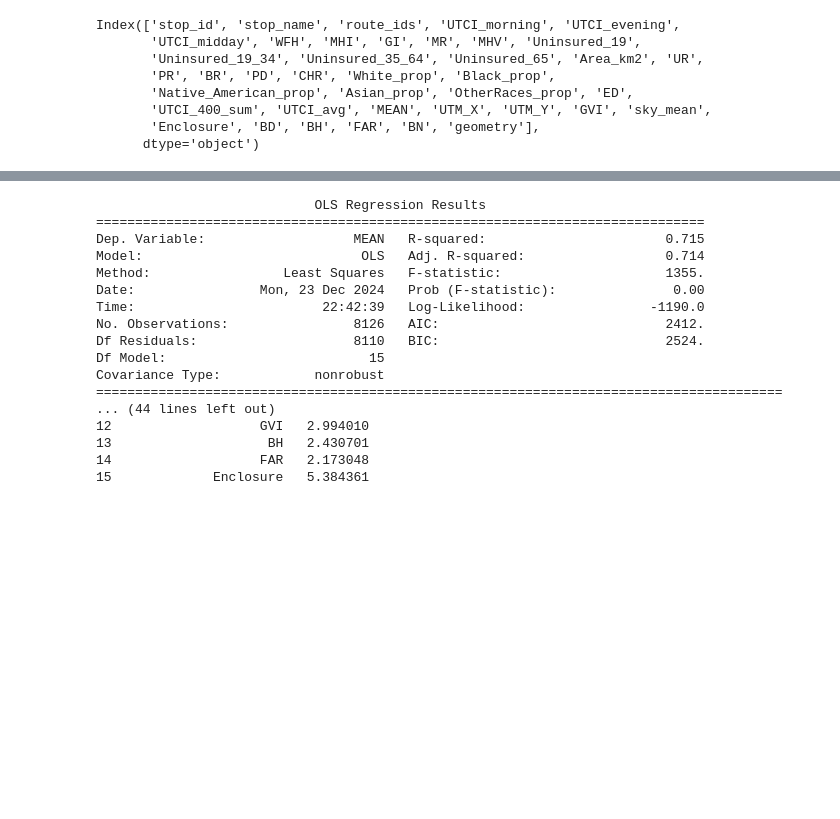
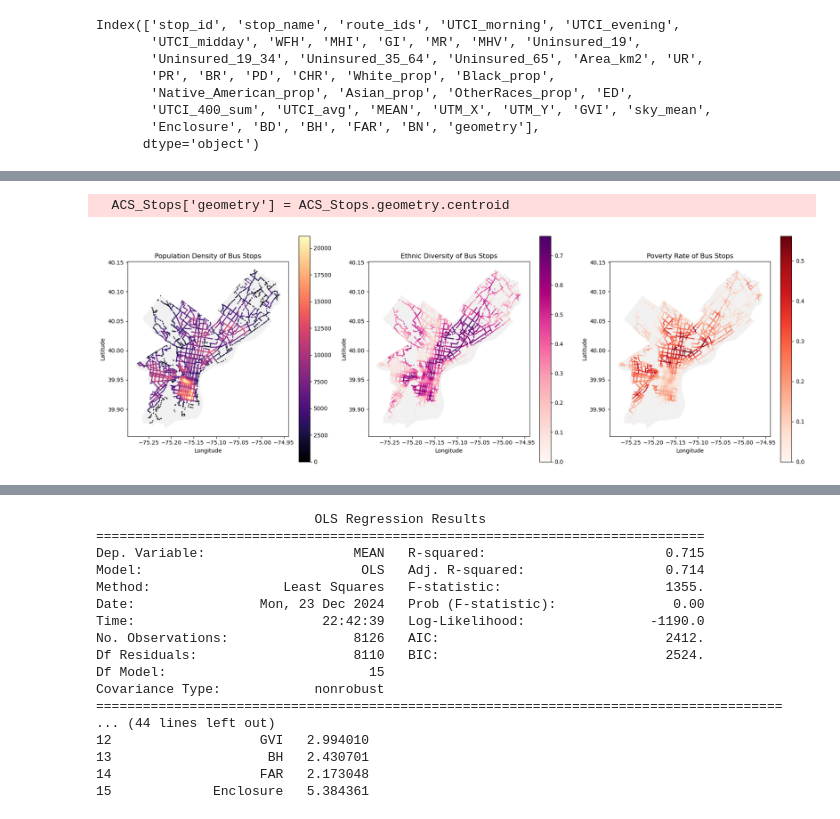
Before and after one commit to ZoeyGuo709/Final, a Jupyter notebook: Code/MidDay.ipynb, the cells around one changed output, grey strips where cells are left out. Drawn from its saved outputs; the diff is of its cells as text; code cells hidden in the pictures; blank space fills up the shorter version.

```diff
--- a/Code/MidDay.ipynb
+++ b/Code/MidDay.ipynb
@@ -532,0 +490,72 @@ See: https://matplotlib.org/stable/tutorials/intermediate/legend_guide.html#impl
+# %%
+import geopandas as gpd
+import matplotlib.pyplot as plt
+
+# Convert MULTIPOLYGON geometries to their centroids
+ACS_Stops['geometry'] = ACS_Stops.geometry.centroid
+
+# Reproject to WGS 84 (EPSG:4326)
+ACS_Stops = ACS_Stops.to_crs(epsg=4326)
+
+# Assuming `ACS_Stops` contains the bus stops and `city_limits_gdf` contains the city limits
+
+import matplotlib.pyplot as plt
+
+# Create a figure with 1 row and 3 columns of subplots
+fig, axes = plt.subplots(1, 3, figsize=(18, 6))
+
+# Plot City Limits for reference
+city_limits_gdf.plot(ax=axes[0], color="lightgrey", alpha=0.3, label="City Limits")
+city_limits_gdf.plot(ax=axes[1], color="lightgrey", alpha=0.3, label="City Limits")
+city_limits_gdf.plot(ax=axes[2], color="lightgrey", alpha=0.3, label="City Limits")
+
+# Plot Population Density
+ACS_Stops.plot(
+    column="PD",
+    cmap="magma",
+    legend=True,
+    ax=axes[0],
+    markersize=1,
+    alpha=0.7,
+    label="Population Density"
+)
+axes[0].set_title("Population Density of Bus Stops")
+axes[0].set_xlabel("Longitude")
+axes[0].set_ylabel("Latitude")
+
+# Plot Ethnic Diversity
+ACS_Stops.plot(
+    column="ED",
+    cmap="RdPu",
+    legend=True,
+    ax=axes[1],
+    markersize=1,
+    alpha=0.7,
+    label="Ethnic Diversity"
+)
+axes[1].set_title("Ethnic Diversity of Bus Stops")
+axes[1].set_xlabel("Longitude")
+axes[1].set_ylabel("Latitude")
+
+# Plot Poverty Rate
+ACS_Stops.plot(
+    column="PR",
+    cmap="Reds",
+    legend=True,
+    ax=axes[2],
+    markersize=1,
+    alpha=0.7,
+    label="Poverty Rate"
+)
+axes[2].set_title("Poverty Rate of Bus Stops")
+axes[2].set_xlabel("Longitude")
+axes[2].set_ylabel("Latitude")
+
+# Adjust layout to avoid overlap
+plt.tight_layout()
+
+# Display the plots
+plt.show()
+# %% [output]
+  ACS_Stops['geometry'] = ACS_Stops.geometry.centroid
+[figure, added]
```
Also changed, not shown: parts of 2 cells of this notebook, 14 other files.
